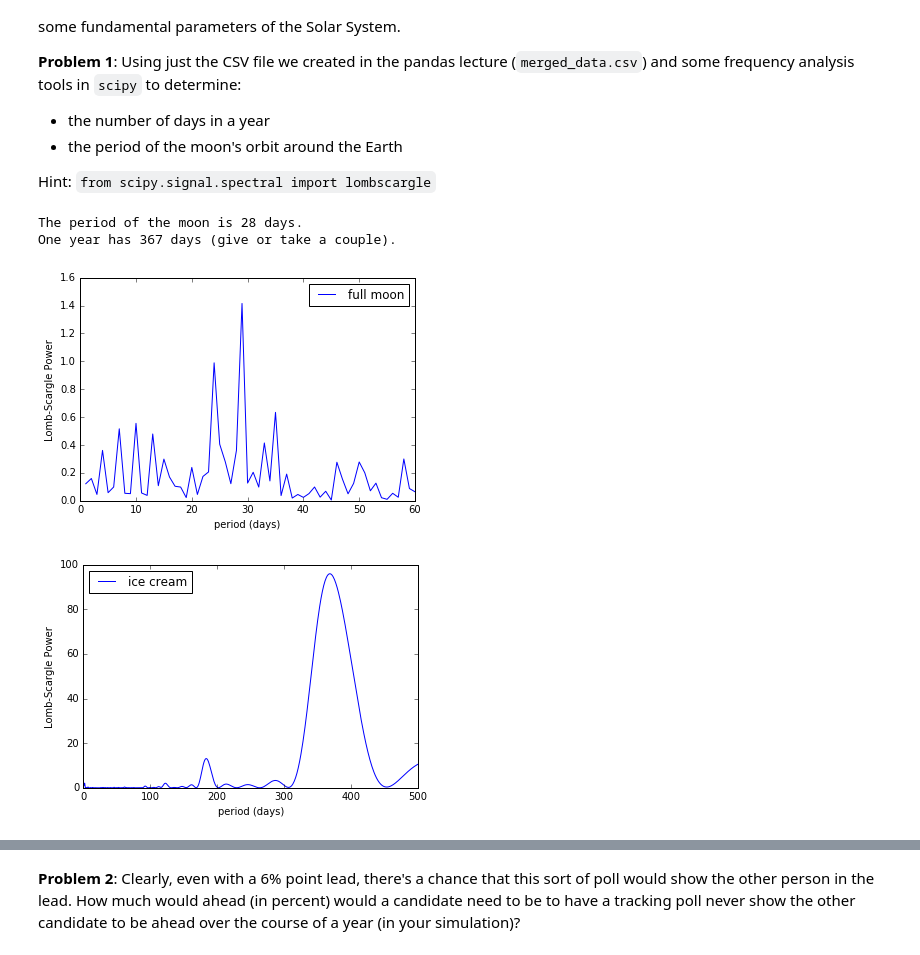
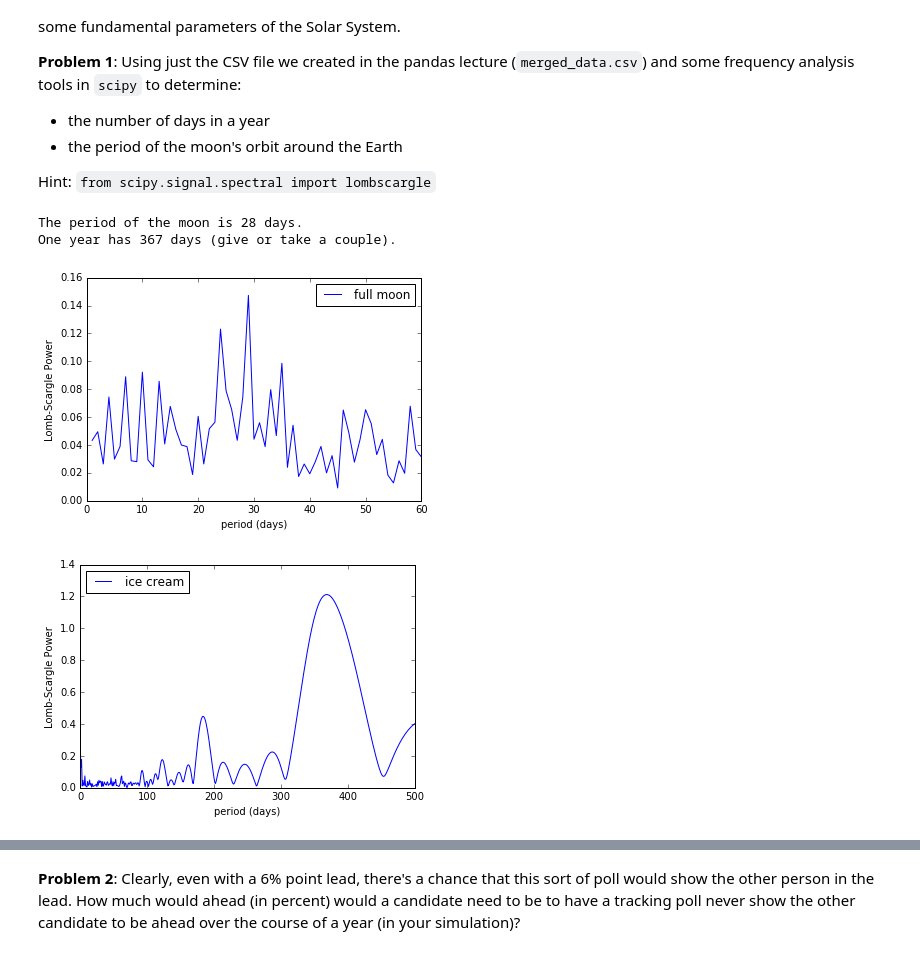
Before and after one commit to irinaene/py-ay250-hw, a Jupyter notebook: hw_1/hw_1_assignment.ipynb, the cells around one changed output, grey strips where cells are left out. Cells and saved outputs as stored; diff of their text form; code cells hidden in the pictures.

```diff
--- a/hw_1/hw_1_assignment.ipynb
+++ b/hw_1/hw_1_assignment.ipynb
@@ -407,54 +424,50 @@ data = pd.read_csv('merged_data.csv')
 
 ### change from weeks to day since start
 data['Week'] = pd.to_datetime(data['Week'])
-data['time'] = (data['Week'] - data['Week'].min())  / np.timedelta64(1,'D')
+data['time'] = (data['Week'] - data['Week'].min())/np.timedelta64(1,'D')
 
 # MOON
 periods = np.linspace(1, 60, 60)
 ang_freqs = 2 * np.pi / periods
-
-# compute the (unnormalized) periodogram
+# compute the periodogram
 power = lombscargle(data['time'].values,(data['full moon'].values-np.mean(data['full moon'].values))\
                     /np.std(data['full moon'].values), ang_freqs)
-
 # normalize the power
 N = len(data['time'].values)
 
 # plot the results
 fig, ax = plt.subplots()
-#ax.plot(periods, np.sqrt(4*(power/N)))
-ax.plot(periods, power, label='full moon')
+ax.plot(periods, np.sqrt(4*(power/N)), label='full moon')
+#ax.plot(periods, power, label='full moon')
 ax.legend()
 ax.set_xlabel('period (days)')
 ax.set_ylabel('Lomb-Scargle Power')
 moon = np.where(power == np.max(power))
 print("The period of the moon is {} days.".format(moon[0][0]))
 
 # DAYS IN YEAR
 periods = np.linspace(1, 500, 500)
 ang_freqs = 2 * np.pi / periods
-
-# compute the (unnormalized) periodogram
+# compute the periodogram
 power = lombscargle(data['time'].values,(data['ice cream'].values-np.mean(data['ice cream'].values))\
                     /np.std(data['ice cream'].values), ang_freqs)
-
 # normalize the power
 N = len(data['time'].values)
 
 # plot the results
 fig, ax = plt.subplots()
-#ax.plot(periods, np.sqrt(4*(power/N)))
-ax.plot(periods, power, label='ice cream')
-ax.legend(loc=0)
+ax.plot(periods, np.sqrt(4*(power/N)), label='ice cream')
+#ax.plot(periods, power, label='ice cream')
+ax.legend(loc=2)
 ax.set_xlabel('period (days)')
 ax.set_ylabel('Lomb-Scargle Power')
 days_in_year = np.where(power == np.max(power))
 print("One year has {} days (give or take a couple).".format(days_in_year[0][0]))
 # %% [output]
 The period of the moon is 28 days.
 One year has 367 days (give or take a couple).
-[figure, old version]
+[figure, new version]
-[figure, old version]
+[figure, new version]
 # %% [markdown]
 # #4: Reproducing some insights about the Election
 
```
Also changed, not shown: parts of 8 cells of this notebook.
